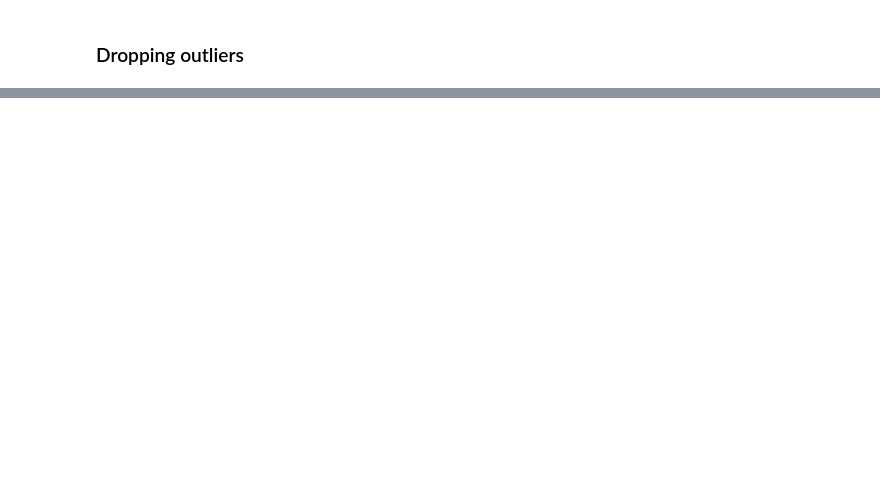
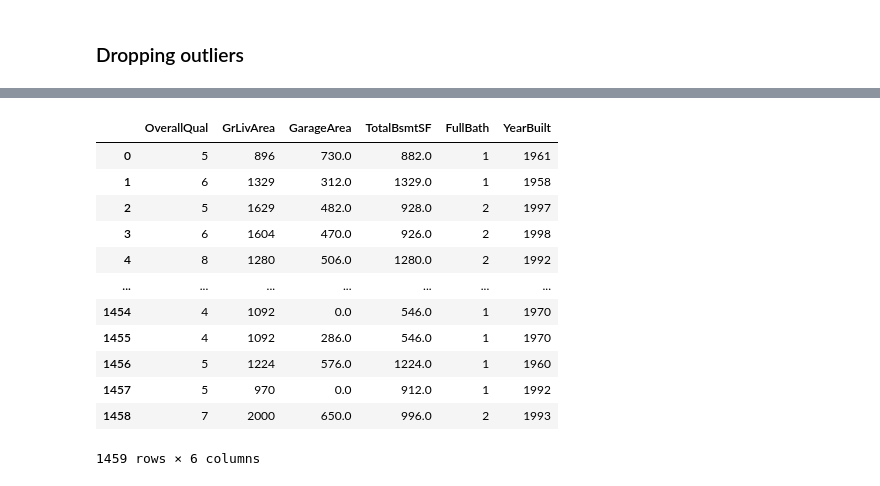
Before and after one commit to gha7all/DataScienceHub, a Jupyter notebook: week-1/housePrice_regression/price prediction.ipynb, the cells around one changed output, grey strips where cells are left out. Cells and saved outputs as stored; diff of their text form; code cells hidden in the pictures; blank space fills up the shorter version.

```diff
--- a/week-1/housePrice_regression/price prediction.ipynb
+++ b/week-1/housePrice_regression/price prediction.ipynb
@@ -161,0 +291,6 @@ df.drop(df[df['TotalBsmtSF']>4000].index, inplace=True)
+# %%
+cols = df.columns
+cols = cols.drop(['Id', 'SalePrice'])
+# %%
+submission = test_df['Id']
+X_test = test_df[cols]
@@ -161,0 +307,16 @@ df.drop(df[df['TotalBsmtSF']>4000].index, inplace=True)
+# %%
+X_test
+# %% [output]
+|  | OverallQual | GrLivArea | GarageArea | TotalBsmtSF | FullBath | YearBuilt |
+| 0 | 5 | 896 | 730.0 | 882.0 | 1 | 1961 |
+| 1 | 6 | 1329 | 312.0 | 1329.0 | 1 | 1958 |
+| 2 | 5 | 1629 | 482.0 | 928.0 | 2 | 1997 |
+| 3 | 6 | 1604 | 470.0 | 926.0 | 2 | 1998 |
+| 4 | 8 | 1280 | 506.0 | 1280.0 | 2 | 1992 |
+| ... | ... | ... | ... | ... | ... | ... |
+| 1454 | 4 | 1092 | 0.0 | 546.0 | 1 | 1970 |
+| 1455 | 4 | 1092 | 286.0 | 546.0 | 1 | 1970 |
+| 1456 | 5 | 1224 | 576.0 | 1224.0 | 1 | 1960 |
+| 1457 | 5 | 970 | 0.0 | 912.0 | 1 | 1992 |
+| 1458 | 7 | 2000 | 650.0 | 996.0 | 2 | 1993 |
+1459 rows × 6 columns
```
Also changed, not shown: parts of 41 cells of this notebook, 6 other files.
